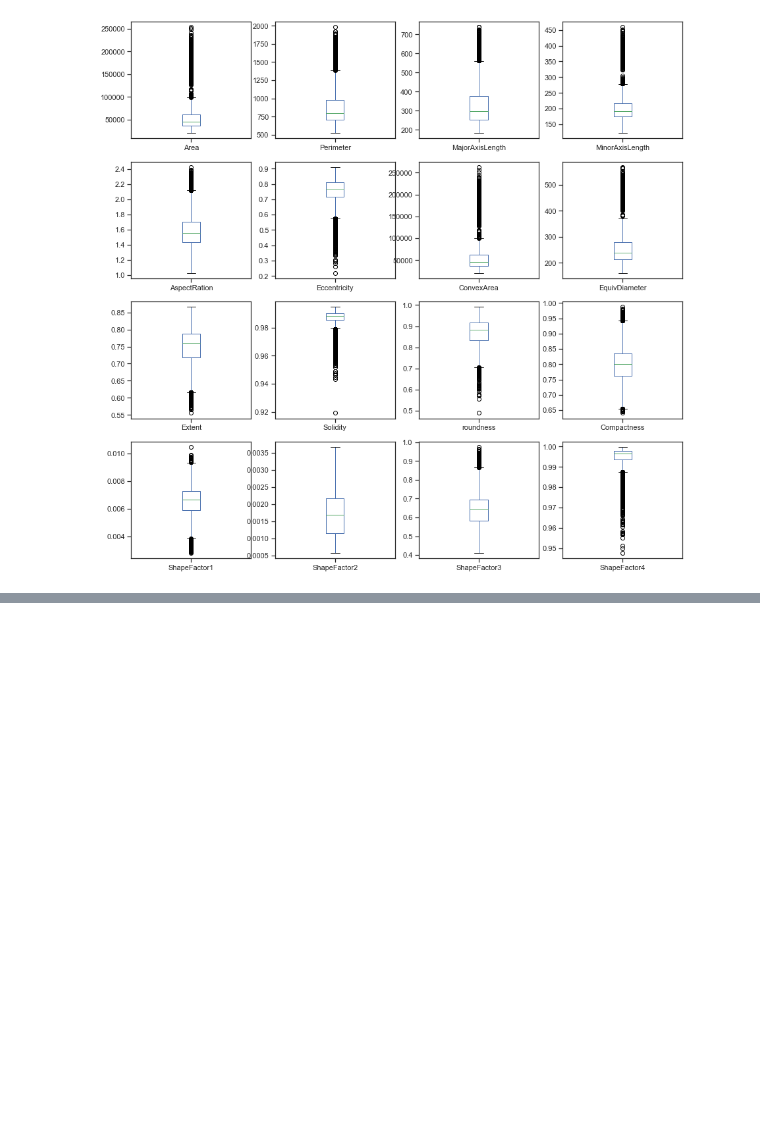
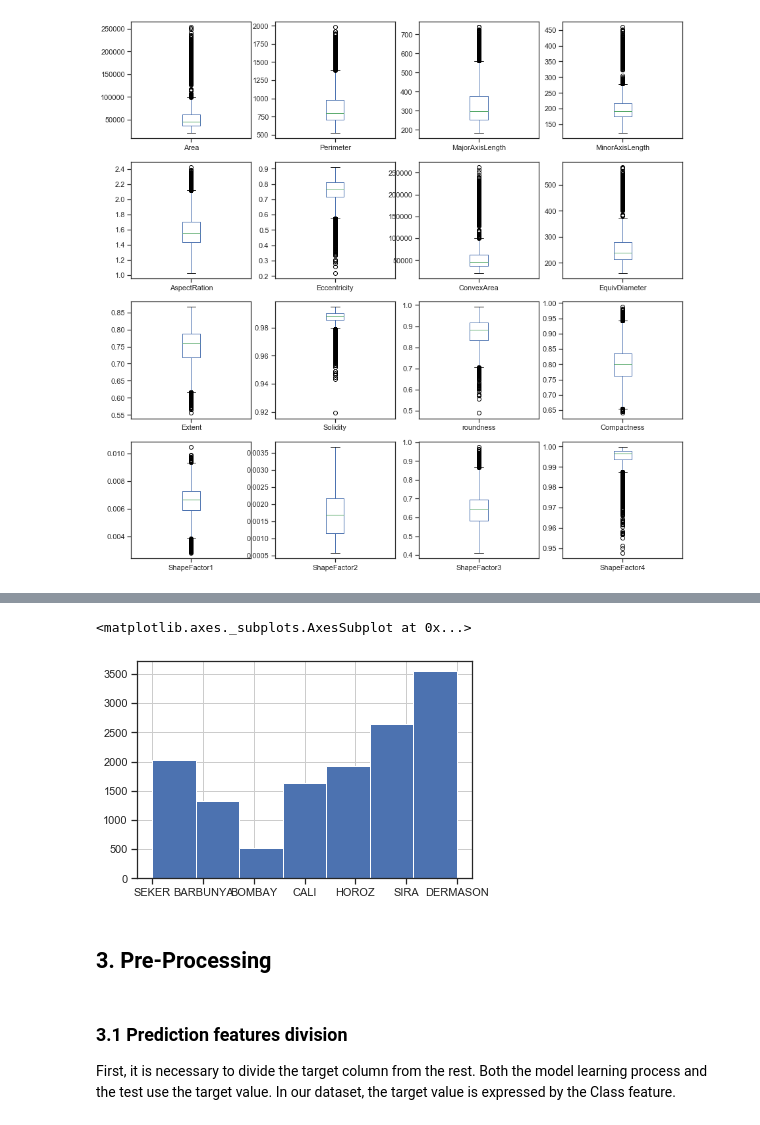
Before and after one commit to taba95/DataSpaces, a Jupyter notebook: Tesina.ipynb, the cells around one changed output, grey strips where cells are left out. Drawn from its saved outputs; the diff is of its cells as text; code cells hidden in the pictures; blank space fills up the shorter version.

Commit message:
gerate models

```diff
--- a/Tesina.ipynb
+++ b/Tesina.ipynb
@@ -161,0 +190,10 @@ plt.show()
+# %%
+df.Class.hist(bins=7)
+# %% [output]
+<matplotlib.axes._subplots.AxesSubplot at 0x...>
+[figure, added]
+# %% [markdown]
+## 3. Pre-Processing <a name="Pre-Processing">
+# %% [markdown]
+### 3.1 Prediction features division <a name="division">
+First, it is necessary to divide the target column from the rest. Both the model learning process and the test use the target value. In our dataset, the target value is expressed by the Class feature.
```
Also changed, not shown: parts of 54 cells of this notebook.
